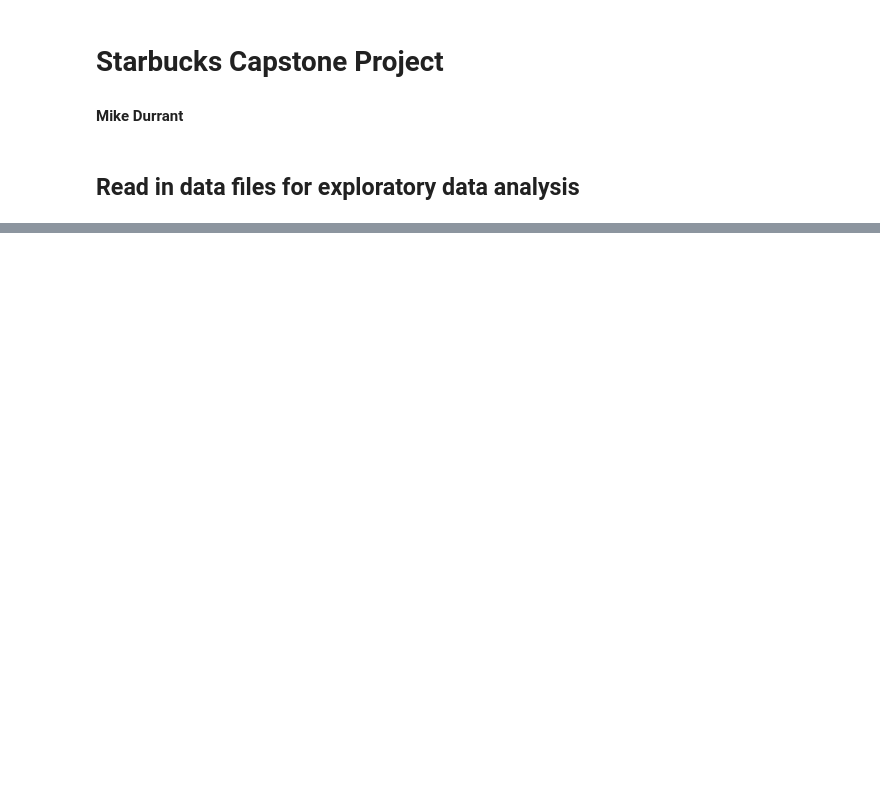
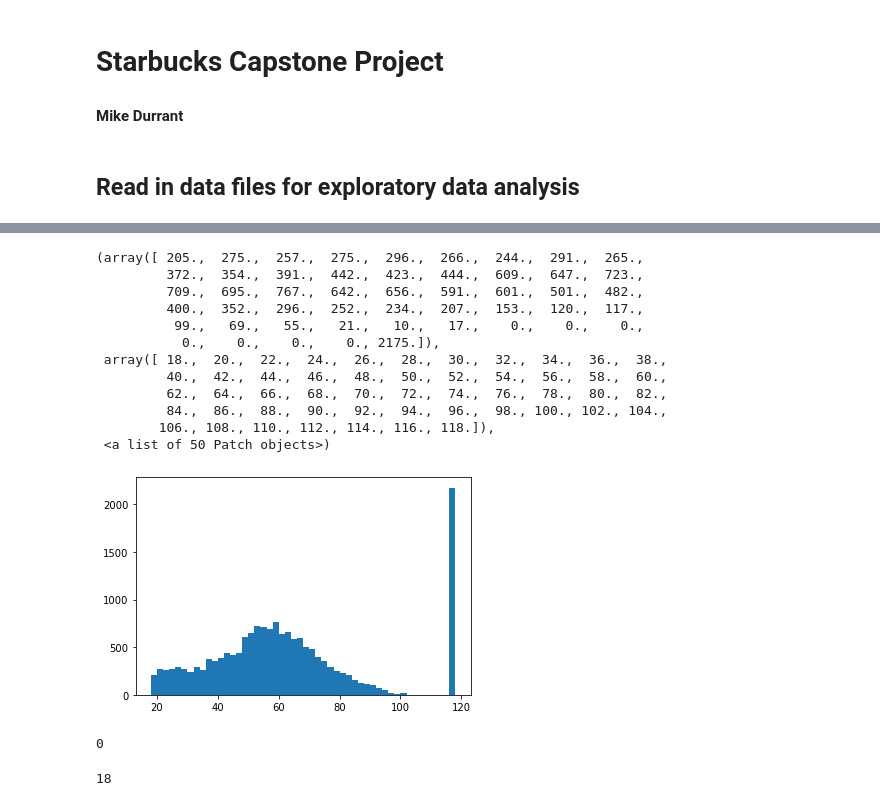
Before and after one commit to MikeDurrant/Starbucks-Promotions-Capstone-Project, a Jupyter notebook: Starbucks_Capstone_notebook.ipynb, the cells around one changed output, grey strips where cells are left out. Saved outputs shown, nothing was run; the diff lists cells and outputs as text; code cells hidden in the pictures; blank space fills up the shorter version.

```diff
--- a/Starbucks_Capstone_notebook.ipynb
+++ b/Starbucks_Capstone_notebook.ipynb
@@ -137,0 +184,27 @@ transcript
+# %%
+# Check for distribution of ages
+plt.hist(profile['age'], bins=50)      # clear outlier at age 118 with 2,175 customers - these will need to be ignored
+# %% [output]
+(array([ 205.,  275.,  257.,  275.,  296.,  266.,  244.,  291.,  265.,
+         372.,  354.,  391.,  442.,  423.,  444.,  609.,  647.,  723.,
+         709.,  695.,  767.,  642.,  656.,  591.,  601.,  501.,  482.,
+         400.,  352.,  296.,  252.,  234.,  207.,  153.,  120.,  117.,
+          99.,   69.,   55.,   21.,   10.,   17.,    0.,    0.,    0.,
+           0.,    0.,    0.,    0., 2175.]),
+ array([ 18.,  20.,  22.,  24.,  26.,  28.,  30.,  32.,  34.,  36.,  38.,
+         40.,  42.,  44.,  46.,  48.,  50.,  52.,  54.,  56.,  58.,  60.,
+         62.,  64.,  66.,  68.,  70.,  72.,  74.,  76.,  78.,  80.,  82.,
+         84.,  86.,  88.,  90.,  92.,  94.,  96.,  98., 100., 102., 104.,
+        106., 108., 110., 112., 114., 116., 118.]),
+ <a list of 50 Patch objects>)
+[figure, added]
+# %%
+# Check for NaNs in ages
+profile['age'].isna().sum()  # there are no NaNs
+# %% [output]
+0
+# %%
+# What is the minimum age in the dataset
+profile['age'].min()
+# %% [output]
+18
```
Also changed, not shown: parts of 25 cells of this notebook.
